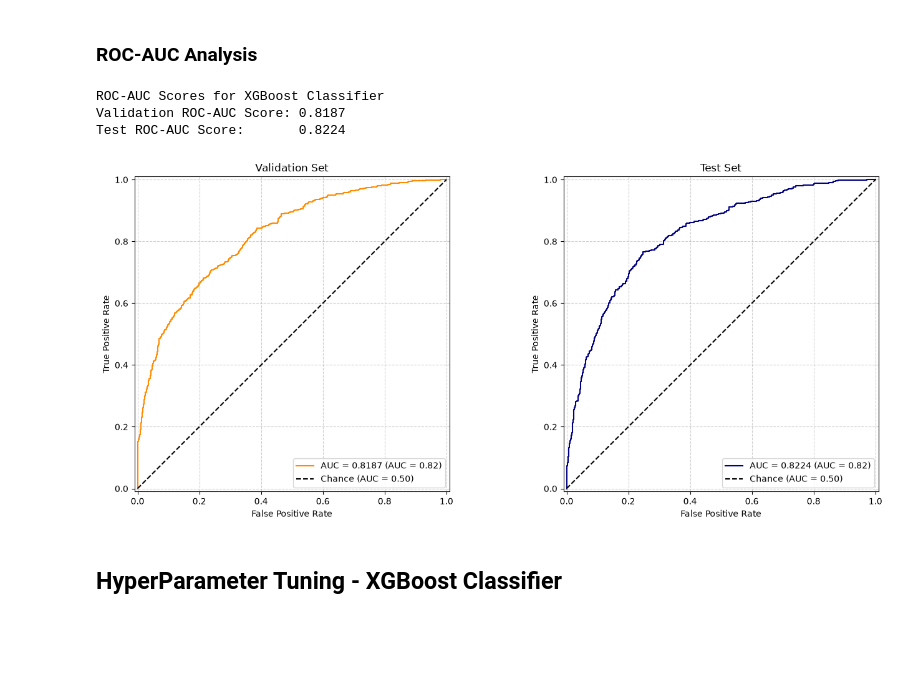
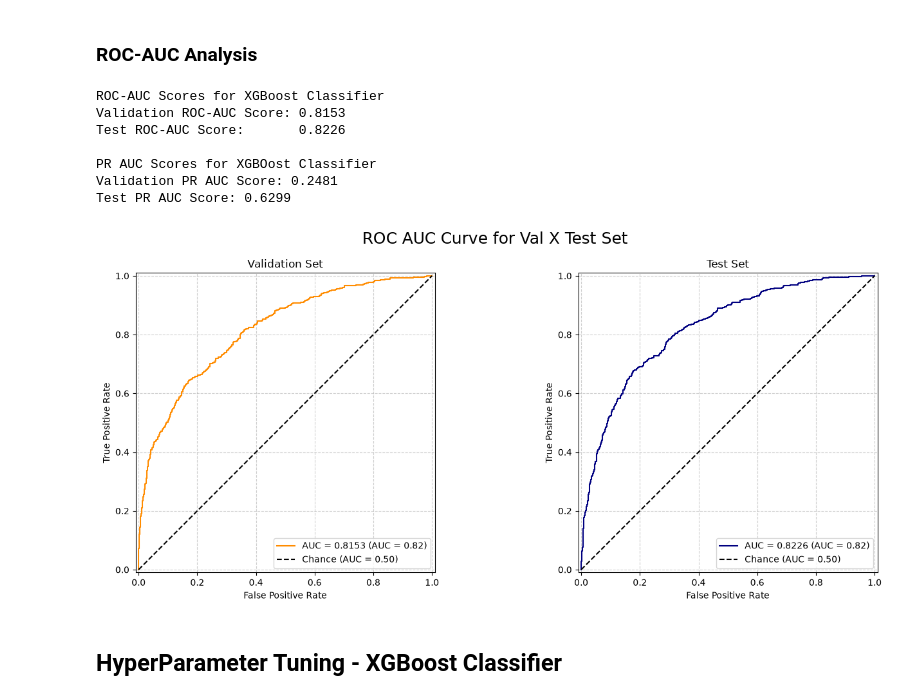
Before and after one commit to A-I-Jeremiah/E-Commerce-Fraud-Detection, a Jupyter notebook: notebooks/main.ipynb, the cells around one changed output. Cells and saved outputs as stored; diff of their text form; code cells hidden in the pictures; blank space fills up the shorter version.

```diff
--- a/notebooks/main.ipynb
+++ b/notebooks/main.ipynb
@@ -395,0 +402,11 @@ day_of_week                0.005
+# %%
+plt.figure(figsize=(20, 16))
+for i, col in enumerate(numerical_features, 1):
+    plt.subplot(6, 4, i)
+    ax = sns.histplot(x=col, data=df, bins=30, hue="fraud_status", kde=True)
+    plt.xlabel(col)
+    plt.title(f"Distribution of {col}")
+    plt.ylabel("Distribution")
+plt.suptitle("Distributive Analysis of Numerical Features", fontsize=18)
+plt.tight_layout()
+plt.show()
@@ -434,14 +542,22 @@ except TypeError:
         sparse=False,
     )
 
+binary_transformer = Pipeline(steps=[
+        ("imputer", SimpleImputer(strategy="most_frequent")),
+    ])
+
 preprocessor = ColumnTransformer(
     transformers=[
         ('scaler', StandardScaler(), numerical_features),
-        ('encoder', categorical_encoder, categorical_features + binary_features),
+        ('bin', binary_transformer, binary_features),
+        ('encoder', categorical_encoder, categorical_features),
     ],
     remainder='drop'
 )
 display(preprocessor)
+
+# Add engineered features to features
+features = features + engineered_features
 # %% [output]
 ColumnTransformer(transformers=[('scaler', StandardScaler(),
                                  ['transaction_amount', 'order_quantity',
@@ -845,33 +961,50 @@ plt.show()
 # %%
 # ----------------- ROC-AUC ANALYSIS -----------------
 # Get Predicted probabilities
-xgb_y_val_proba = xgb_model.predict_proba(X_val[features])[:, 1]
-xgb_y_test_proba = xgb_model.predict_proba(X_test[features])[:, 1]
+xgb_y_val_proba = xgb_model.predict_proba(X_val)[:, 1]
+xgb_y_test_proba = xgb_model.predict_proba(X_test)[:, 1]
 
 # Calculate ROC-AUC Scores
 xgb_val_auc = roc_auc_score(y_val, xgb_y_val_proba)
 xgb_test_auc = roc_auc_score(y_test, xgb_y_test_proba)
 
+# Calculate PR AUC
+# For Test
+xgb_test_precision, xgb_test_recall, _ = precision_recall_curve(y_test, xgb_y_test_proba)
+xgb_test_pr_auc = auc(xgb_test_recall, xgb_test_precision)
+# For Val
+xgb_val_precision, xgb_val_recall, _ = precision_recall_curve(y_test, xgb_y_val_proba)
+xgb_val_pr_auc = auc(xgb_val_recall, xgb_val_precision)
+
 print("ROC-AUC Scores for XGBoost Classifier")
 print(f"Validation ROC-AUC Score: {xgb_val_auc:.4f}")
 print(f"Test ROC-AUC Score:       {xgb_test_auc:.4f}")
+
+print("\nPR AUC Scores for XGBOost Classifier")
+print(f"Validation PR AUC Score: {xgb_val_pr_auc:.4f}")
+print(f"Test PR AUC Score: {xgb_test_pr_auc:.4f}")
 
 # Visualization
 fig, axes = plt.subplots(1, 2, figsize=(14, 6))
 xgb_val_auc = plot_roc_auc_score(
     y_val, xgb_y_val_proba, title="Validation Set", ax=axes[0], color="darkorange"
 )
 xgb_test_auc = plot_roc_auc_score(
     y_test, xgb_y_test_proba, title="Test Set", ax=axes[1], color="navy"
 )
 
+plt.suptitle("ROC AUC Curve for Val X Test Set", fontsize=18)
 plt.tight_layout()
 plt.show()
 # %% [output]
 ROC-AUC Scores for XGBoost Classifier
-Validation ROC-AUC Score: 0.8187
-Test ROC-AUC Score:       0.8224
+Validation ROC-AUC Score: 0.8153
+Test ROC-AUC Score:       0.8226
+
+PR AUC Scores for XGBOost Classifier
+Validation PR AUC Score: 0.2481
+Test PR AUC Score: 0.6299
-[figure, old version]
+[figure, new version]
 # %% [markdown]
 ## HyperParameter Tuning - XGBoost Classifier
 # %%
```
Also changed, not shown: parts of 20 cells of this notebook, 7 other files.
